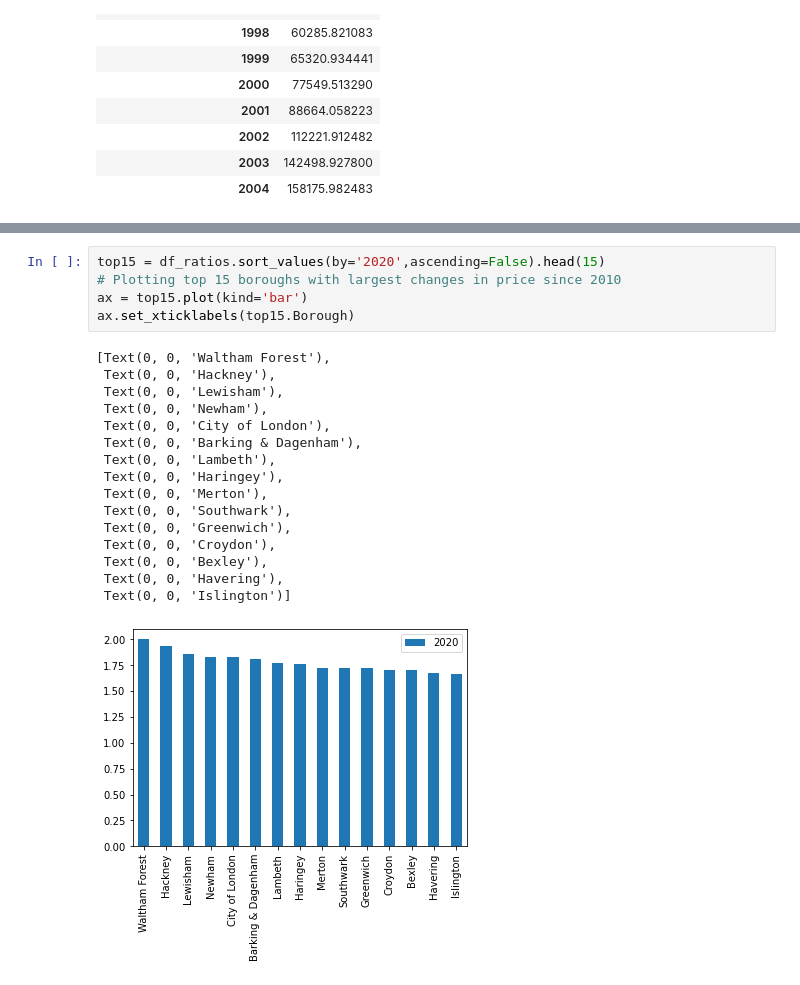
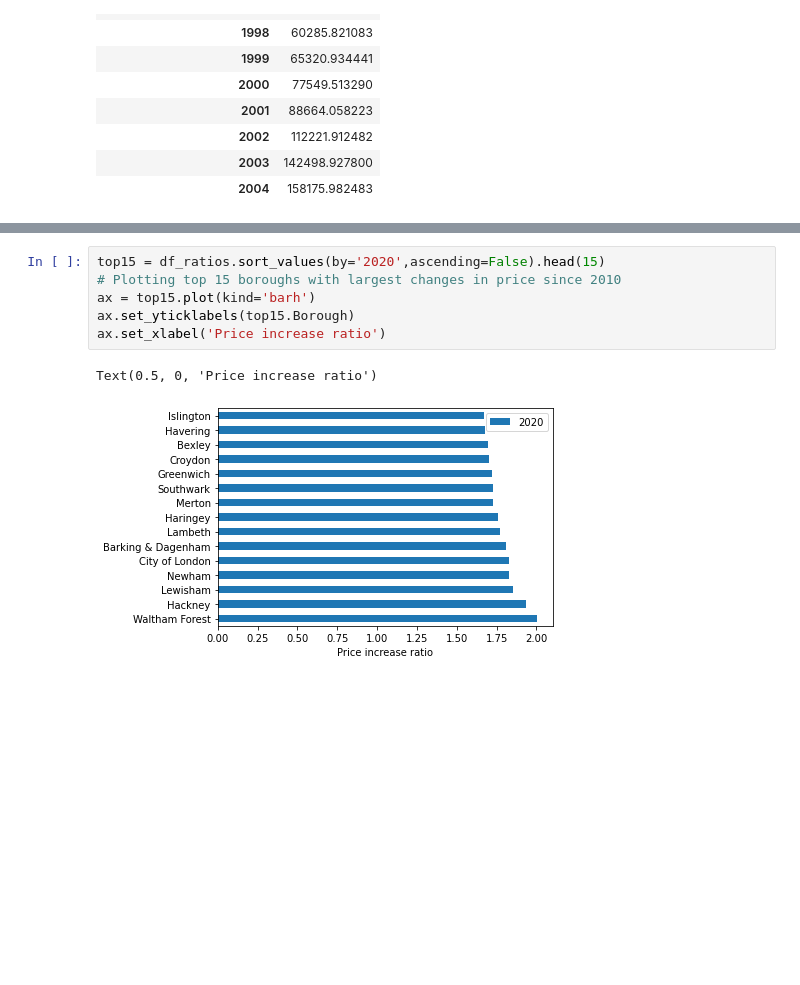
Before and after one commit to yepterence/london-housing-prices, a Jupyter notebook: Unit 4 Challenge - Tier 3.ipynb, the cells around one changed output, grey strips where cells are left out. Drawn from its saved outputs; the diff is of its cells as text; blank space fills up the shorter version.

```diff
--- a/Unit 4 Challenge - Tier 3.ipynb
+++ b/Unit 4 Challenge - Tier 3.ipynb
@@ -371,22 +373,9 @@ df_ratios.head()
 # %%
 top15 = df_ratios.sort_values(by='2020',ascending=False).head(15)
 # Plotting top 15 boroughs with largest changes in price since 2010
-ax = top15.plot(kind='bar')
-ax.set_xticklabels(top15.Borough)
+ax = top15.plot(kind='barh')
+ax.set_yticklabels(top15.Borough)
+ax.set_xlabel('Price increase ratio')
 # %% [output]
-[Text(0, 0, 'Waltham Forest'),
- Text(0, 0, 'Hackney'),
- Text(0, 0, 'Lewisham'),
- Text(0, 0, 'Newham'),
- Text(0, 0, 'City of London'),
- Text(0, 0, 'Barking & Dagenham'),
- Text(0, 0, 'Lambeth'),
- Text(0, 0, 'Haringey'),
- Text(0, 0, 'Merton'),
- Text(0, 0, 'Southwark'),
- Text(0, 0, 'Greenwich'),
- Text(0, 0, 'Croydon'),
- Text(0, 0, 'Bexley'),
- Text(0, 0, 'Havering'),
- Text(0, 0, 'Islington')]
+Text(0.5, 0, 'Price increase ratio')
-[figure, old version]
+[figure, new version]
```
Also changed, not shown: parts of 7 cells of this notebook.
